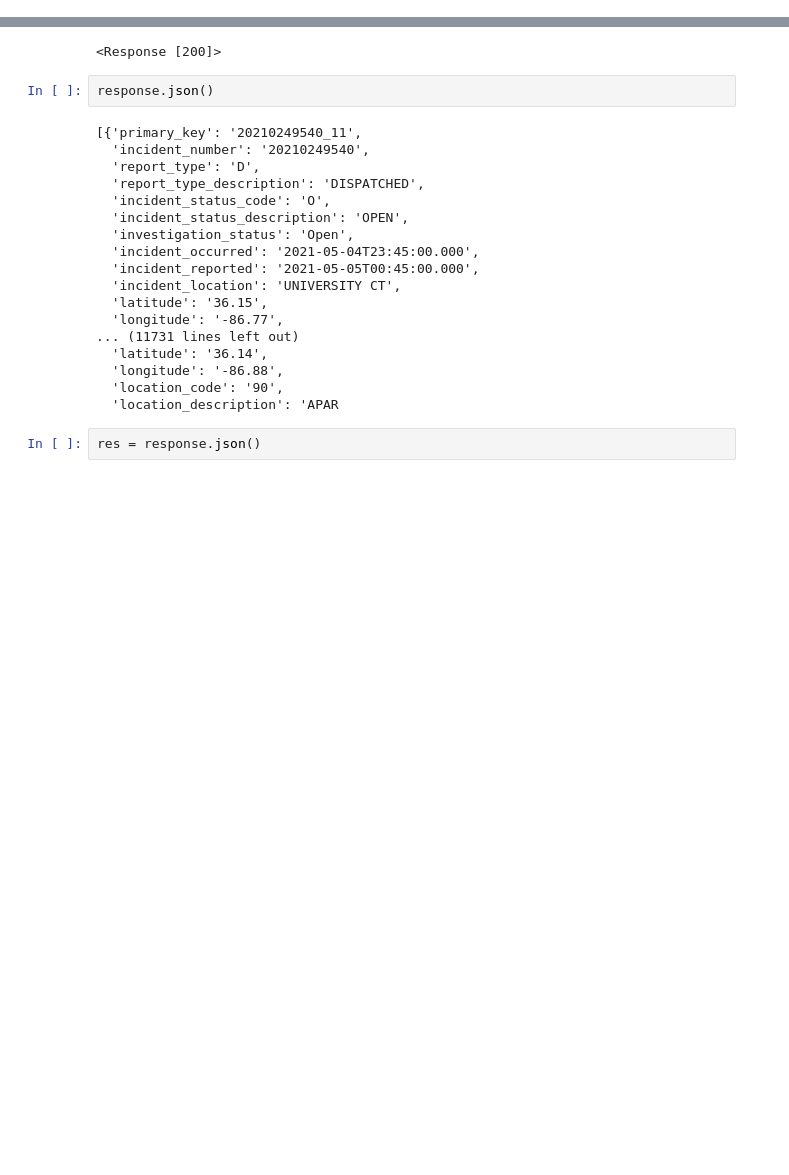
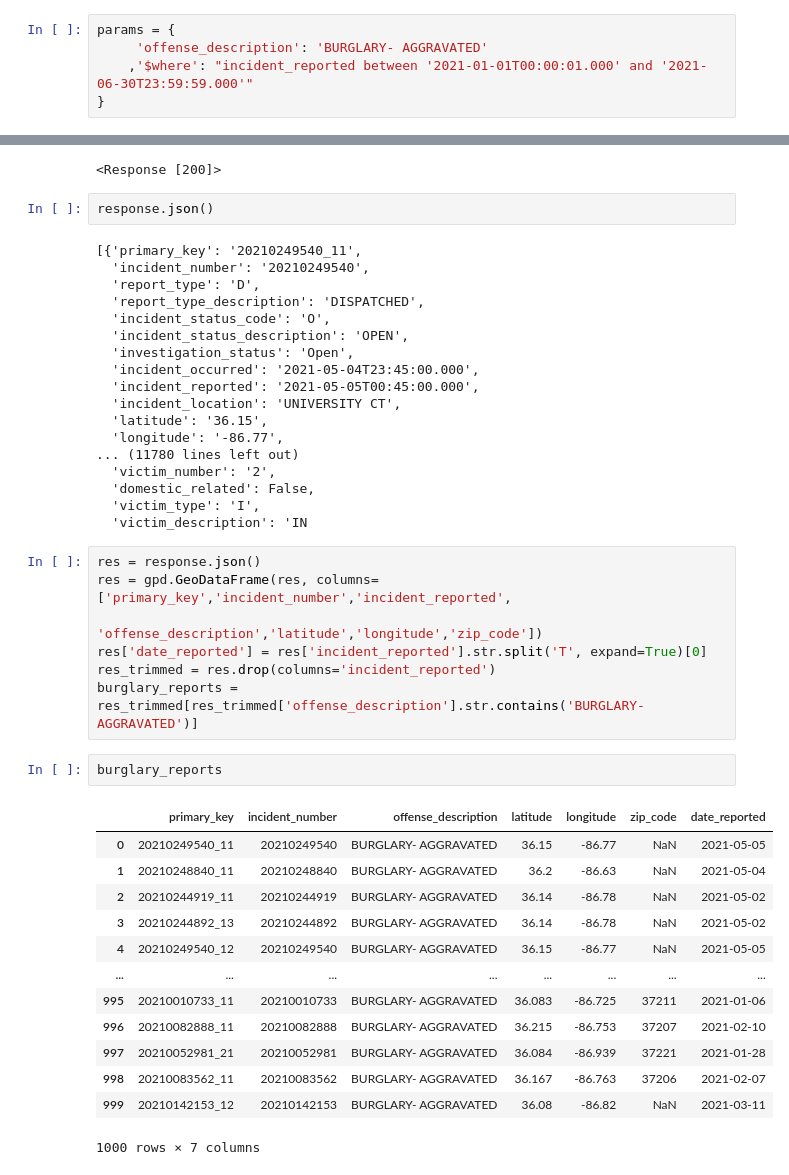
Before and after one commit to nss-data-science-cohort-5/geospatial_api-silver-sharks, a Jupyter notebook: notebooks/Geospatial_API.ipynb, the cells around one changed output, grey strips where cells are left out. Saved outputs shown, nothing was run; the diff lists cells and outputs as text; blank space fills up the shorter version.

```diff
--- a/notebooks/Geospatial_API.ipynb
+++ b/notebooks/Geospatial_API.ipynb
@@ -18,3 +21,8 @@ params = {
+# %%
+params = {
+     'offense_description': 'BURGLARY- AGGRAVATED'
+    ,'$where': "incident_reported between '2021-01-01T00:00:01.000' and '2021-06-30T23:59:59.000'"
+}
 # %%
 response = requests.get(endpoint, params = params)
 # %%
@@ -36,10 +44,31 @@ response.json()
   'incident_location': 'UNIVERSITY CT',
   'latitude': '36.15',
   'longitude': '-86.77',
-... (11731 lines left out)
-  'latitude': '36.14',
-  'longitude': '-86.88',
-  'location_code': '90',
-  'location_description': 'APAR
+... (11780 lines left out)
+  'victim_number': '2',
+  'domestic_related': False,
+  'victim_type': 'I',
+  'victim_description': 'IN
-# %%
-res = response.json()
+# %%
+res = response.json()
+res = gpd.GeoDataFrame(res, columns=['primary_key','incident_number','incident_reported',
+                                 'offense_description','latitude','longitude','zip_code'])
+res['date_reported'] = res['incident_reported'].str.split('T', expand=True)[0]
+res_trimmed = res.drop(columns='incident_reported')
+burglary_reports = res_trimmed[res_trimmed['offense_description'].str.contains('BURGLARY- AGGRAVATED')]
+# %%
+burglary_reports
+# %% [output]
+|  | primary_key | incident_number | offense_description | latitude | longitude | zip_code | date_reported |
+| 0 | 20210249540_11 | 20210249540 | BURGLARY- AGGRAVATED | 36.15 | -86.77 | NaN | 2021-05-05 |
+| 1 | 20210248840_11 | 20210248840 | BURGLARY- AGGRAVATED | 36.2 | -86.63 | NaN | 2021-05-04 |
+| 2 | 20210244919_11 | 20210244919 | BURGLARY- AGGRAVATED | 36.14 | -86.78 | NaN | 2021-05-02 |
+| 3 | 20210244892_13 | 20210244892 | BURGLARY- AGGRAVATED | 36.14 | -86.78 | NaN | 2021-05-02 |
+| 4 | 20210249540_12 | 20210249540 | BURGLARY- AGGRAVATED | 36.15 | -86.77 | NaN | 2021-05-05 |
+| ... | ... | ... | ... | ... | ... | ... | ... |
+| 995 | 20210010733_11 | 20210010733 | BURGLARY- AGGRAVATED | 36.083 | -86.725 | 37211 | 2021-01-06 |
+| 996 | 20210082888_11 | 20210082888 | BURGLARY- AGGRAVATED | 36.215 | -86.753 | 37207 | 2021-02-10 |
+| 997 | 20210052981_21 | 20210052981 | BURGLARY- AGGRAVATED | 36.084 | -86.939 | 37221 | 2021-01-28 |
+| 998 | 20210083562_11 | 20210083562 | BURGLARY- AGGRAVATED | 36.167 | -86.763 | 37206 | 2021-02-07 |
+| 999 | 20210142153_12 | 20210142153 | BURGLARY- AGGRAVATED | 36.08 | -86.82 | NaN | 2021-03-11 |
+1000 rows × 7 columns
```
Also changed, not shown: parts of 29 cells of this notebook.
